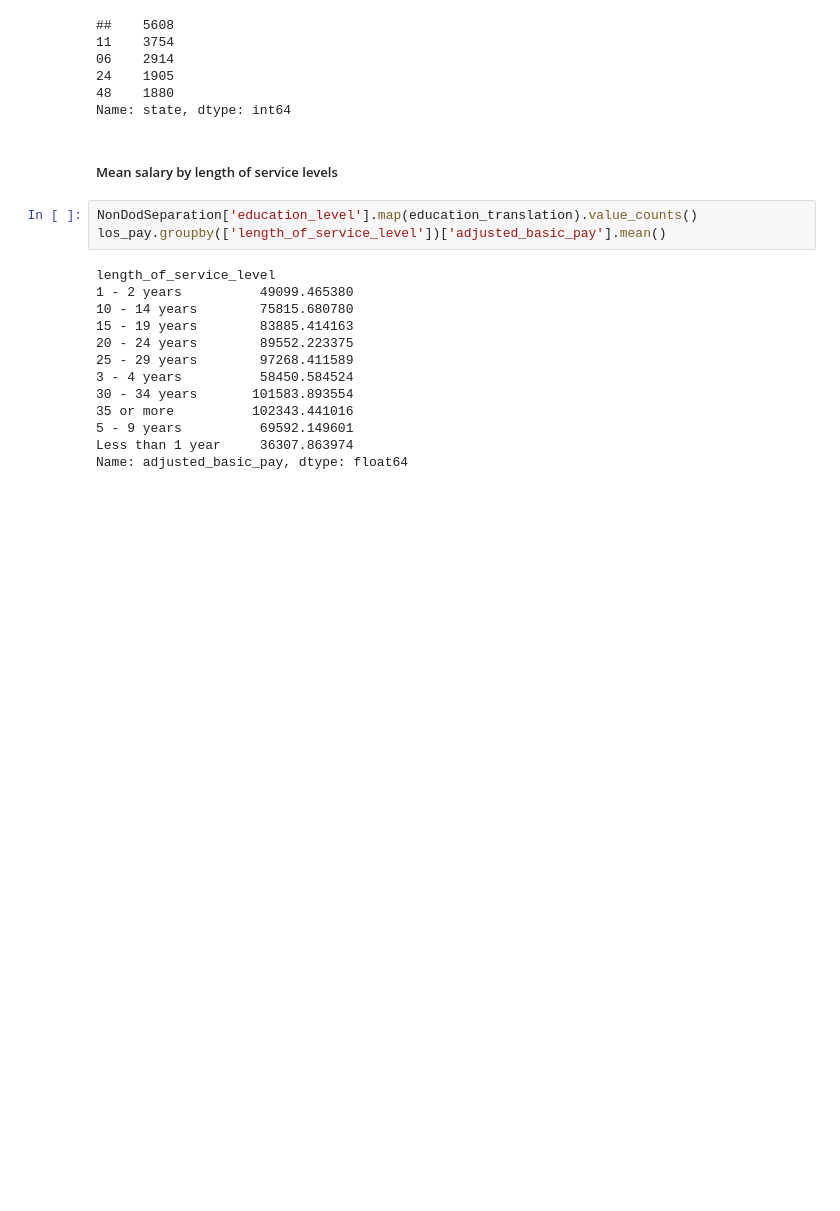
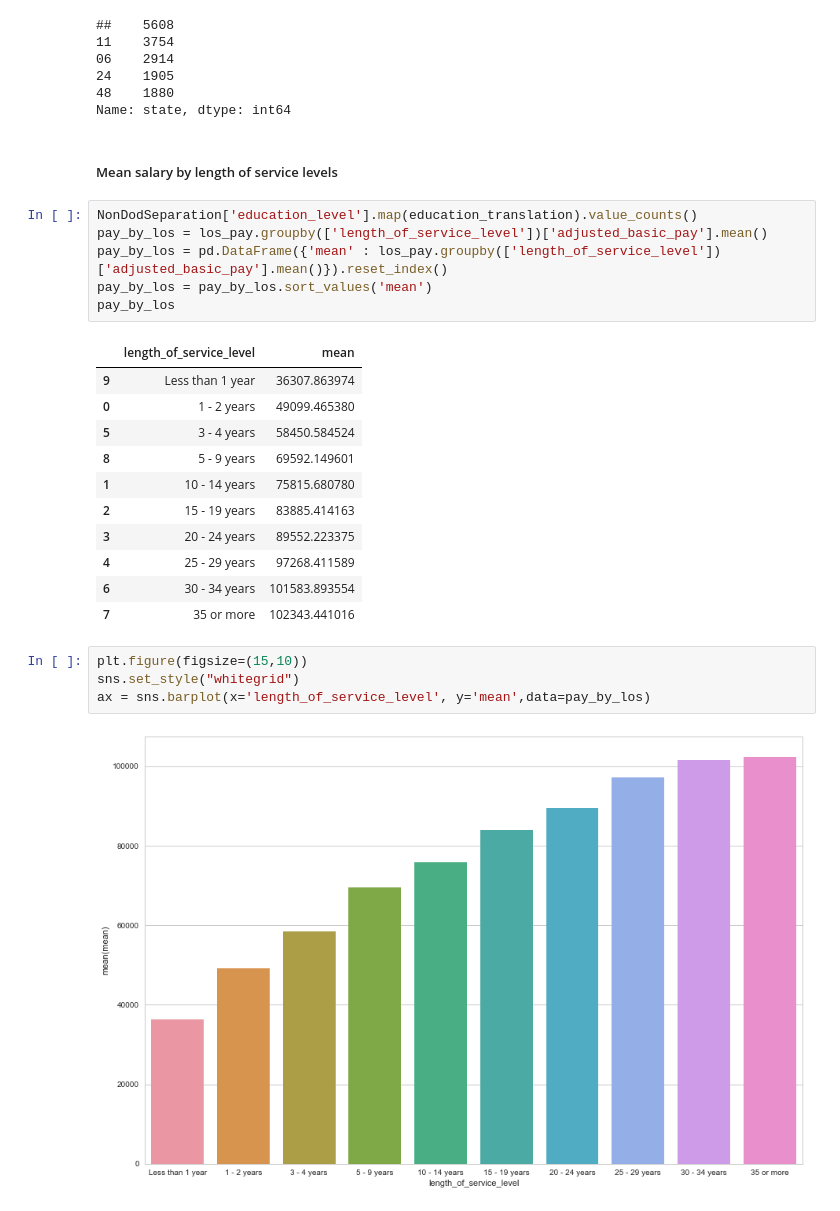
Before and after one commit to srossgupta/__data_challenge, a Jupyter notebook: src/InformsDataChallenge.ipynb, the cells around one changed output. Saved outputs shown, nothing was run; the diff lists cells and outputs as text; blank space fills up the shorter version.

Commit message:
Add seaborn graphical lib

```diff
--- a/src/InformsDataChallenge.ipynb
+++ b/src/InformsDataChallenge.ipynb
@@ -236,17 +242,25 @@ Name: state, dtype: int64
 ##### Mean salary by length of service levels
 # %%
 NonDodSeparation['education_level'].map(education_translation).value_counts()
-los_pay.groupby(['length_of_service_level'])['adjusted_basic_pay'].mean()
+pay_by_los = los_pay.groupby(['length_of_service_level'])['adjusted_basic_pay'].mean()
+pay_by_los = pd.DataFrame({'mean' : los_pay.groupby(['length_of_service_level'])['adjusted_basic_pay'].mean()}).reset_index()
+pay_by_los = pay_by_los.sort_values('mean')
+pay_by_los
 # %% [output]
-length_of_service_level
-1 - 2 years          49099.465380
-10 - 14 years        75815.680780
-15 - 19 years        83885.414163
-20 - 24 years        89552.223375
-25 - 29 years        97268.411589
-3 - 4 years          58450.584524
-30 - 34 years       101583.893554
-35 or more          102343.441016
-5 - 9 years          69592.149601
-Less than 1 year     36307.863974
-Name: adjusted_basic_pay, dtype: float64
+|  | length_of_service_level | mean |
+| 9 | Less than 1 year | 36307.863974 |
+| 0 | 1 - 2 years | 49099.465380 |
+| 5 | 3 - 4 years | 58450.584524 |
+| 8 | 5 - 9 years | 69592.149601 |
+| 1 | 10 - 14 years | 75815.680780 |
+| 2 | 15 - 19 years | 83885.414163 |
+| 3 | 20 - 24 years | 89552.223375 |
+| 4 | 25 - 29 years | 97268.411589 |
+| 6 | 30 - 34 years | 101583.893554 |
+| 7 | 35 or more | 102343.441016 |
+# %%
+plt.figure(figsize=(15,10))
+sns.set_style("whitegrid")
+ax = sns.barplot(x='length_of_service_level', y='mean',data=pay_by_los)
+# %% [output]
+[figure, added]
```
Also changed, not shown: parts of 2 cells of this notebook.
